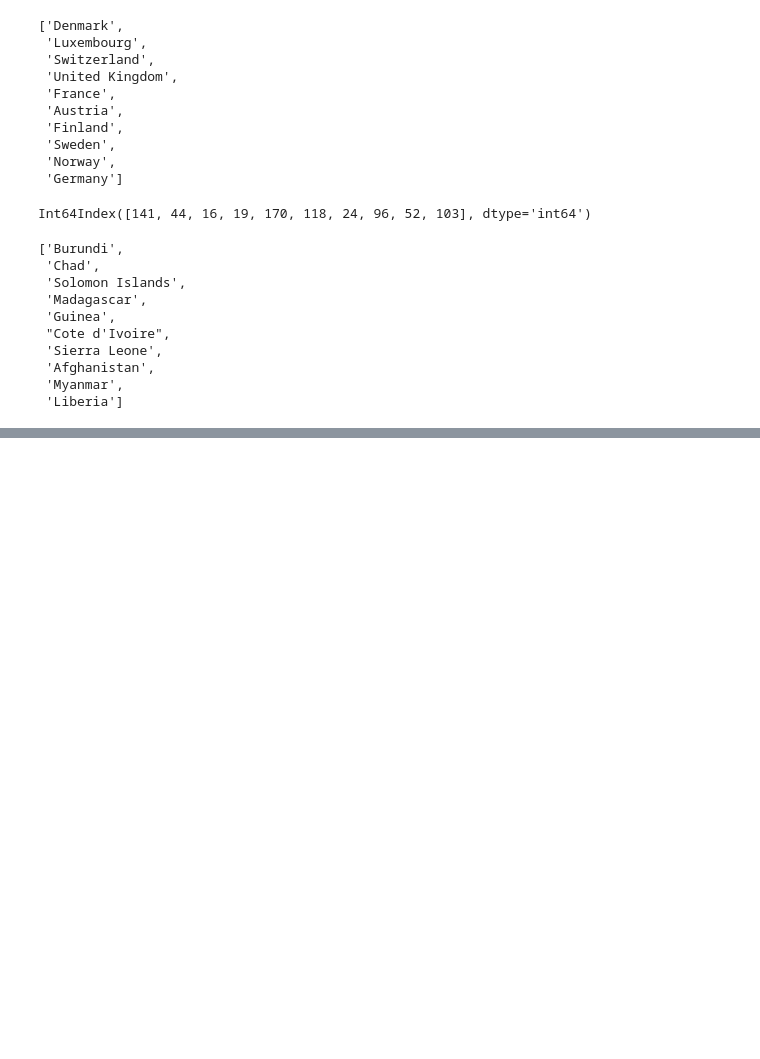
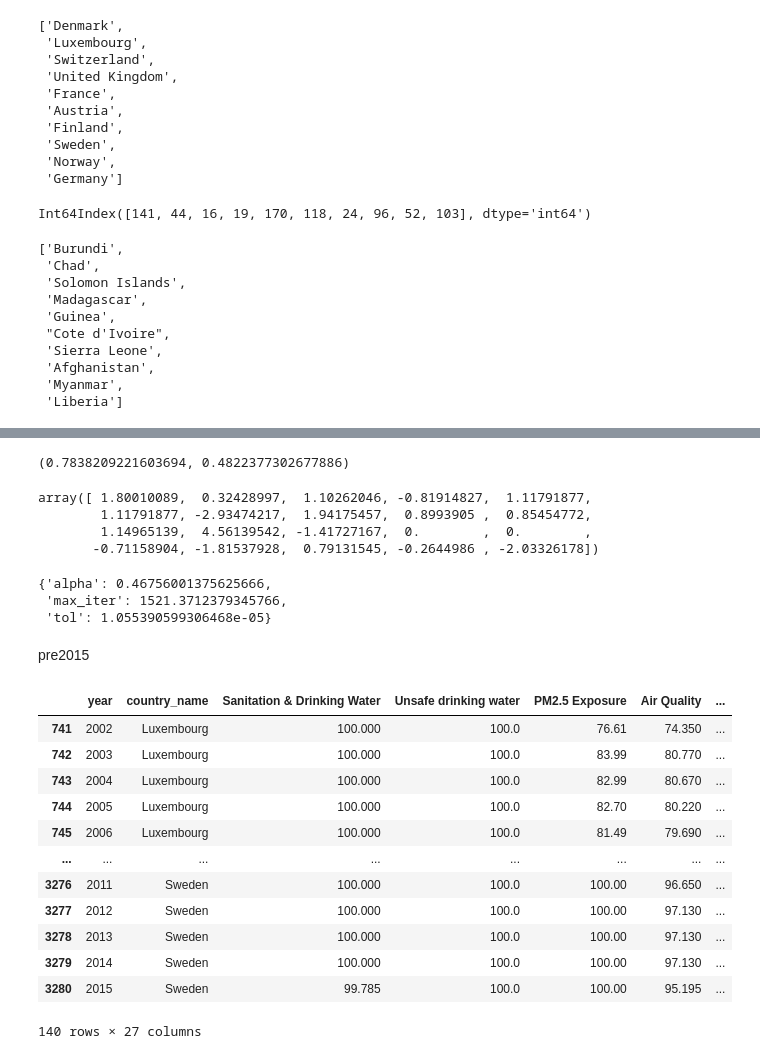
Before and after one commit to Avanyali/EPIDemographicModel, a Jupyter notebook: dan's notebooks/models.ipynb, the cells around one changed output, grey strips where cells are left out. Drawn from its saved outputs; the diff is of its cells as text; code cells hidden in the pictures; blank space fills up the shorter version.

```diff
--- a/dan's notebooks/models.ipynb
+++ b/dan's notebooks/models.ipynb
@@ -62,0 +589,19 @@ ValueError: The truth value of a Series is ambiguous. Use a.empty, a.bool(), a.i
+# %%
+ridge_rs.score(Xs_train,y_train), ridge_rs.score(Xs_test,y_test)
+# %% [output]
+(0.7838209221603694, 0.4822377302677886)
+# %%
+ridge_rs.best_estimator_.coef_
+# %% [output]
+array([ 1.80010089,  0.32428997,  1.10262046, -0.81914827,  1.11791877,
+        1.11791877, -2.93474217,  1.94175457,  0.8993905 ,  0.85454772,
+        1.14965139,  4.56139542, -1.41727167,  0.        ,  0.        ,
+       -0.71158904, -1.81537928,  0.79131545, -0.2644986 , -2.03326178])
+# %%
+ridge_rs.best_params_
+# %% [output]
+{'alpha': 0.46756001375625666,
+ 'max_iter': 1521.3712379345766,
+ 'tol': 1.055390599306468e-05}
+# %% [markdown]
+pre2015
@@ -62,0 +611,16 @@ ValueError: The truth value of a Series is ambiguous. Use a.empty, a.bool(), a.i
+# %%
+top_10_df_pre15
+# %% [output]
+|  | year | country_name | Sanitation & Drinking Water | Unsafe drinking water | PM2.5 Exposure | Air Quality | ... |
+| 741 | 2002 | Luxembourg | 100.000 | 100.0 | 76.61 | 74.350 | ... |
+| 742 | 2003 | Luxembourg | 100.000 | 100.0 | 83.99 | 80.770 | ... |
+| 743 | 2004 | Luxembourg | 100.000 | 100.0 | 82.99 | 80.670 | ... |
+| 744 | 2005 | Luxembourg | 100.000 | 100.0 | 82.70 | 80.220 | ... |
+| 745 | 2006 | Luxembourg | 100.000 | 100.0 | 81.49 | 79.690 | ... |
+| ... | ... | ... | ... | ... | ... | ... | ... |
+| 3276 | 2011 | Sweden | 100.000 | 100.0 | 100.00 | 96.650 | ... |
+| 3277 | 2012 | Sweden | 100.000 | 100.0 | 100.00 | 97.130 | ... |
+| 3278 | 2013 | Sweden | 100.000 | 100.0 | 100.00 | 97.130 | ... |
+| 3279 | 2014 | Sweden | 100.000 | 100.0 | 100.00 | 97.130 | ... |
+| 3280 | 2015 | Sweden | 99.785 | 100.0 | 100.00 | 95.195 | ... |
+140 rows × 27 columns
```
Also changed, not shown: parts of 50 cells of this notebook.
